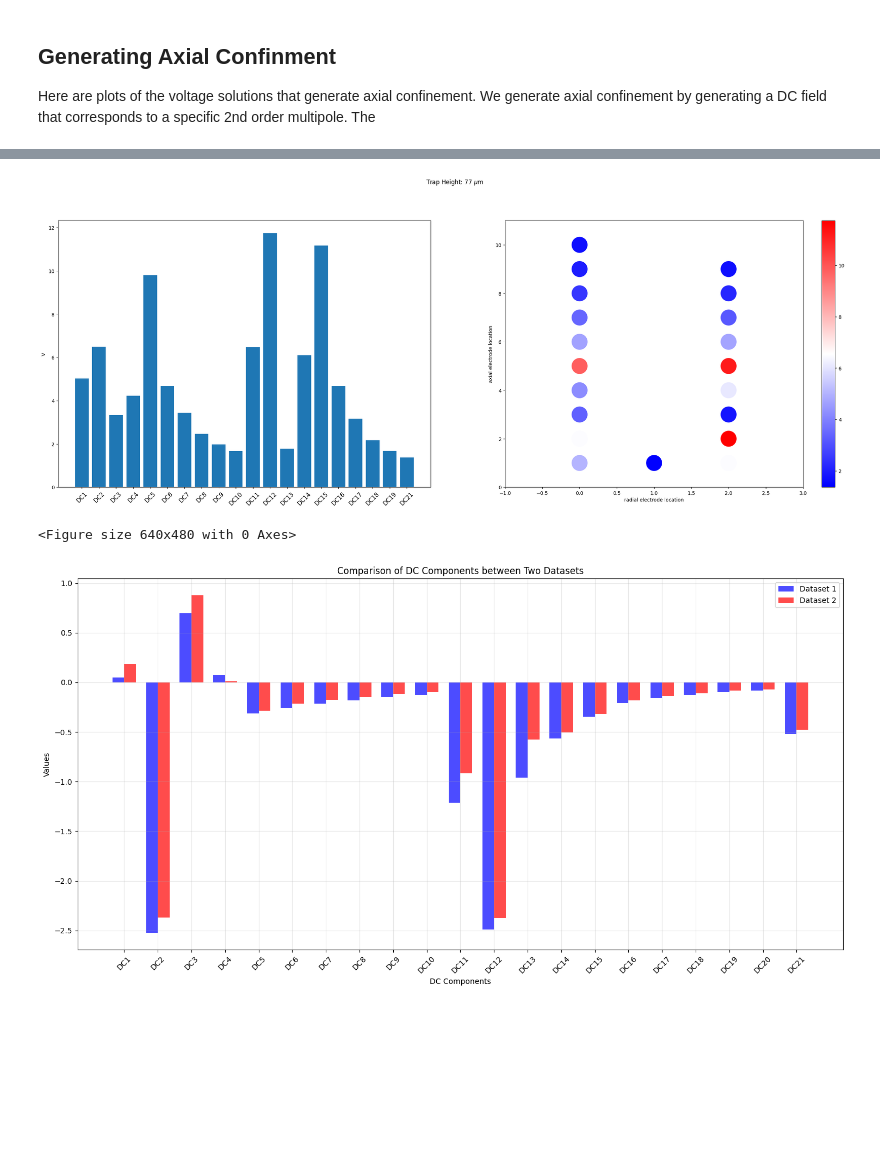
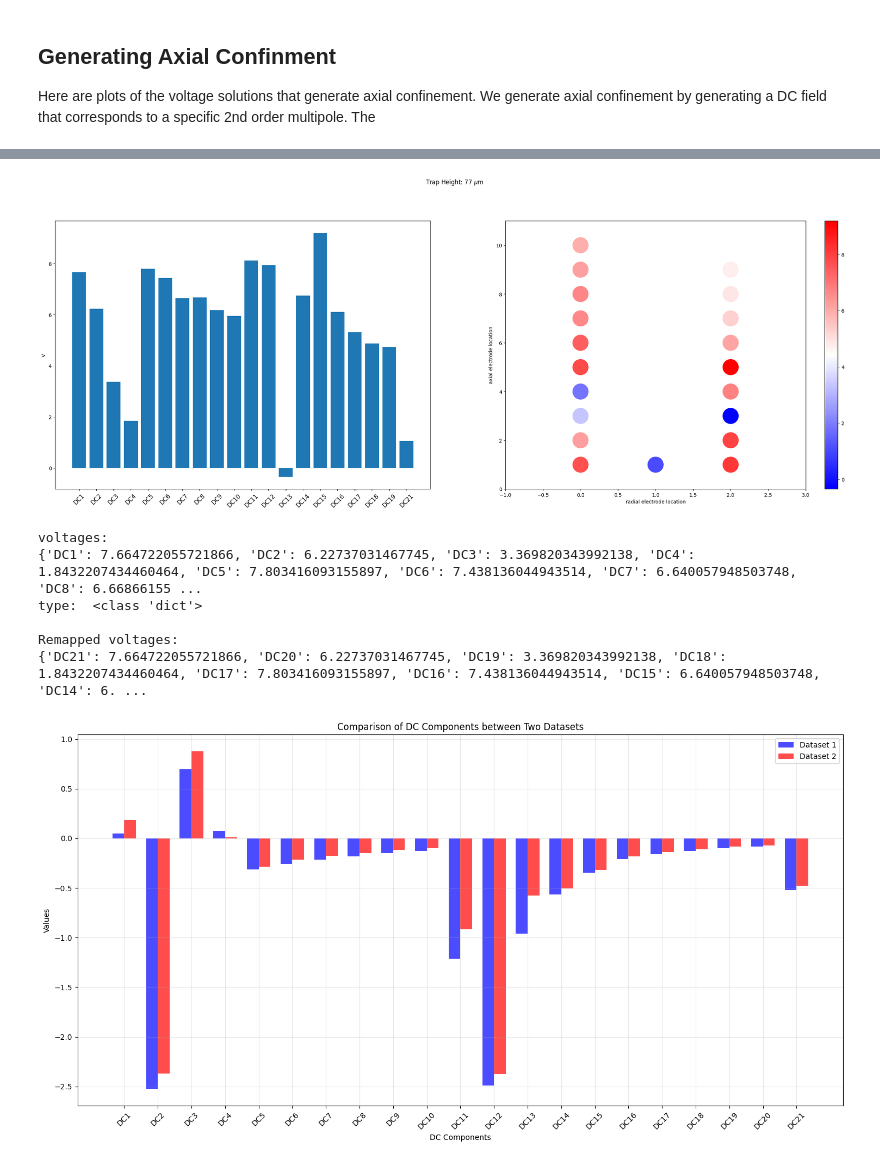
Before and after one commit to HaeffnerLab/bem, a Jupyter notebook: examples/Integrated_photonics/III_Multipole_Expansion.ipynb, the cells around one changed output, grey strips where cells are left out. Drawn from its saved outputs; the diff is of its cells as text; code cells hidden in the pictures; blank space fills up the shorter version.

Commit message:
free_multipoles=("U4", "U5")

```diff
--- a/examples/Integrated_photonics/III_Multipole_Expansion.ipynb
+++ b/examples/Integrated_photonics/III_Multipole_Expansion.ipynb
@@ -347,19 +348,43 @@ for i, mul in enumerate(s.multipole_print_names):
 Here are plots of the voltage solutions that generate axial confinement. We generate axial confinement by generating a DC field
 that corresponds to a specific 2nd order multipole. The
 # %%
-def plot_muls(s,xl,zl,roi,height, **multipoles): # ey, ez, ex, u3, u2, u5, u1, u4):
+def solve_muls_bounded(s, multipole_coeffs, max_voltage=9.9, free_multipoles=("U4", "U5")):
+    free_multipoles = set(free_multipoles)
+    constrained_multipoles = [
+        key for key in s.used_multipoles if key in multipole_coeffs and key not in free_multipoles
+    ]
+
+    if not constrained_multipoles:
+        raise ValueError("No constrained multipoles selected for bounded solve.")
+
+    A = s.expansion_matrix.loc[constrained_multipoles, s.controlled_elecs].to_numpy(dtype=float)
+    b = np.array([multipole_coeffs[key] for key in constrained_multipoles], dtype=float)
+
+    result = lsq_linear(A, b, bounds=(-max_voltage, max_voltage), method="trf")
+    if not result.success:
+        raise RuntimeError(f"Bounded solve failed: {result.message}")
+
+    voltages = pd.Series(result.x, index=s.controlled_elecs).clip(-max_voltage, max_voltage)
+    return voltages, result, constrained_multipoles
+
+
+def plot_muls(s,xl,zl,roi,height, max_voltage=9.9, free_multipoles=("U4", "U5"), **multipoles):
     position1 = [xl, height * 1e-3, zl]
     s.update_origin_roi(position1, roi)
     multipole_coeffs = {key:multipoles[key.lower()] for key in s.used_multipoles}
     print("multipole_coeffs: ", multipole_coeffs)
 
-    #multipole_coeffs = {'Ey': ey, 'Ez': ez, 'Ex': ex, 'U3': u3, 'U2': u2, 'U5': u5, 'U1': u1,'U4':u4}
-    voltages = s.setMultipoles(multipole_coeffs)
+    voltages, result, constrained_multipoles = solve_muls_bounded(
+        s,
+        multipole_coeffs,
+        max_voltage=max_voltage,
+        free_multipoles=free_multipoles,
+    )
+
     fig, (ax1, ax2) = plt.subplots(1, 2, figsize=(30, 12))
     fig.suptitle(f'Trap Height: {height:0.0f} $\mu$m')
     ax1.bar(s.controlled_elecs, voltages)
     ax1.set_xticklabels(s.controlled_elecs, rotation=45, fontsize=12)
-    #     ax1.set_ylim(-25, 40)
     ax1.set_ylabel('V')
     print(s.controlled_elecs)
     xpos = [s.electrode_positions[ele][0] for ele in s.controlled_elecs]
@@ -371,24 +396,25 @@ def plot_muls(s,xl,zl,roi,height, **multipoles): # ey, ez, ex, u3, u2, u5, u1, u
     ax2.set_xlim(min(xpos) - 1, max(xpos) + 1)
     ax2.set_ylim(min(ypos) - 1, max(ypos) + 1)
     plt.subplots_adjust(bottom=0.25)
-    # plt.show()
 
-    # Convert voltages into a dictionary with electrode names as keys
     voltages_dict = dict(zip(s.controlled_elecs, voltages))
+    achieved = s.setVoltages(pd.Series(voltages_dict))
+
+    compare_df = pd.DataFrame({
+        "target": [multipole_coeffs[m] for m in constrained_multipoles],
+        "achieved": [achieved[m] for m in constrained_multipoles],
+    }, index=constrained_multipoles)
+    compare_df["error"] = compare_df["achieved"] - compare_df["target"]
+
+    print(f"Bounded solve status: {result.status} ({result.message})")
+    print(f"max |V| = {np.max(np.abs(voltages.values)):.6f} V (limit {max_voltage} V)")
+    print(f"free multipoles: {list(free_multipoles)}")
+    print(compare_df)
+    print("free multipole results:", {m: achieved[m] for m in free_multipoles if m in achieved.index})
+
+    plt.show()
     return voltages_dict
 
-# u2_value = 6
-# zl0 = (-450 + 0.0) *1e-3
-# voltages = plot_muls(s,xl,zl0,roi,
-#                      height = yl*1e3,
-#                      ez=-0.00,
-#                      ex=+0.17,
-#                      ey=-0.2,
-#                      u2=u2_value,
-#                      u5=0,
-#                      u1=0,
-#                      u3=u2_value/3, # (1/3) * u2
-#                      u4=0)
 
 u2_value = 6
 zl0 = (zl_position + 0.0) *1e-3
@@ -401,7 +427,9 @@ voltages = plot_muls(s,xl,zl0,roi,
                      u5=0,
                      u1=0,
                      u3=u2_value/3, # (1/3) * u2
-                     u4=0)
+                     u4=0,
+                     max_voltage=9.9,
+                     free_multipoles=("U4", "U5"))
 
 voltages["DC20"] = 0.0
 # voltages["DC15"] = 0.0
@@ -436,11 +464,6 @@ voltage_mapping = {
 # Remap the voltages dictionary keys using voltage_mapping. if there is no the corresponding key in the original dictionary, assign value 0.0 to the corresponding key in the remapped dictionary
 remapped_voltages = {voltage_mapping.get(k, k): v for k, v in voltages.items()}
 print(f"\nRemapped voltages: \n{remapped_voltages}")
-
-fig.canvas.draw()
-fig.tight_layout(pad=1)
-fig = plt.figure()
-plt.show()
 # %% [output]
 multipole_coeffs:  {'Ex': -0.2, 'Ey': 6.0, 'Ez': -0.0, 'U1': 0, 'U2': 6, 'U3': 2.0, 'U4': 0, 'U5': 0}
 ['DC1', 'DC2', 'DC3', 'DC4', 'DC5', 'DC6', 'DC7', 'DC8', 'DC9', 'DC10', 'DC11', 'DC12', 'DC13', 'DC14', 'DC15', 'DC16', 'DC17', 'DC18', 'DC19', 'DC21']
@@ -453,5 +481,10 @@ Remapped voltages:
-[figure, old version]
+[figure, new version]
-<Figure size 640x480 with 0 Axes>
+voltages:
+{'DC1': 7.664722055721866, 'DC2': 6.22737031467745, 'DC3': 3.369820343992138, 'DC4': 1.8432207434460464, 'DC5': 7.803416093155897, 'DC6': 7.438136044943514, 'DC7': 6.640057948503748, 'DC8': 6.66866155 ...
+type:  <class 'dict'>
+
+Remapped voltages:
+{'DC21': 7.664722055721866, 'DC20': 6.22737031467745, 'DC19': 3.369820343992138, 'DC18': 1.8432207434460464, 'DC17': 7.803416093155897, 'DC16': 7.438136044943514, 'DC15': 6.640057948503748, 'DC14': 6. ...
 # %%
 import matplotlib.pyplot as plt
 import json
```
Also changed, not shown: parts of 2 cells of this notebook, 1 other file.
